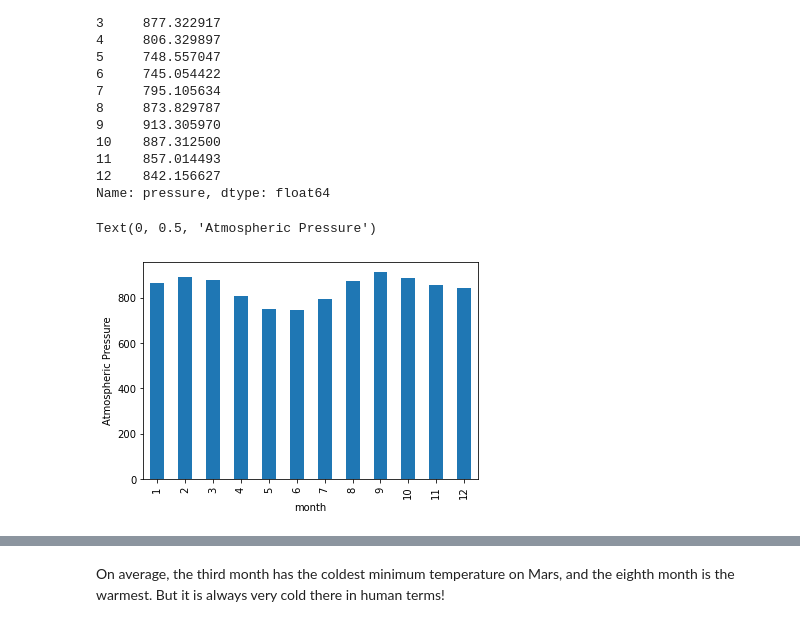
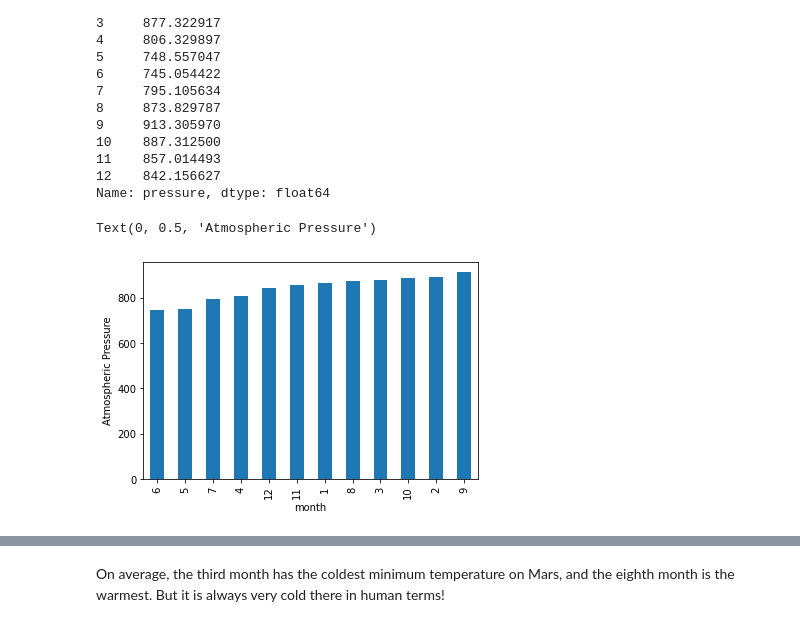
Before and after one commit to margomerritt/Mission-to-Mars, a Jupyter notebook: part_2_mars_weather.ipynb, the cells around one changed output, grey strips where cells are left out. Drawn from its saved outputs; the diff is of its cells as text; code cells hidden in the pictures.

```diff
--- a/part_2_mars_weather.ipynb
+++ b/part_2_mars_weather.ipynb
@@ -243,10 +244,10 @@ month
 Name: pressure, dtype: float64
 # %%
 # Plot the average pressure by month
-ax = avg_pressure.plot.bar()
+avg_pressure.sort_values().plot.bar()
 plt.ylabel("Atmospheric Pressure")
 # %% [output]
 Text(0, 0.5, 'Atmospheric Pressure')
-[figure, old version]
+[figure, new version]
 # %%
 # 5. How many terrestrial (earth) days are there in a Martian year?
```
Also changed, not shown: parts of 3 cells of this notebook.
